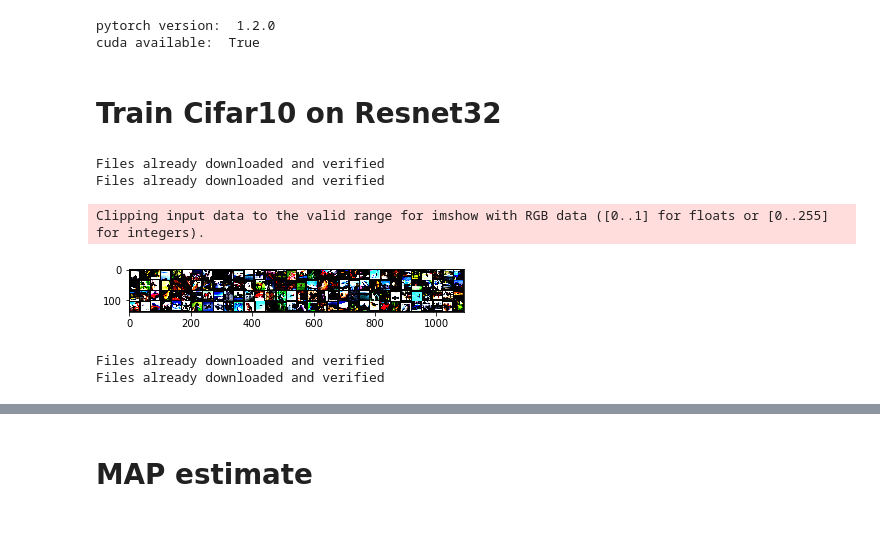
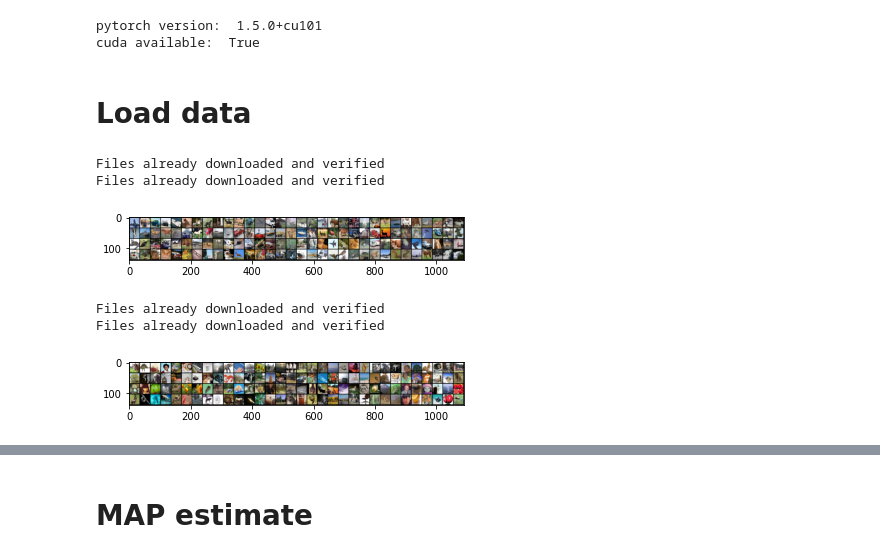
Before and after one commit to ross-Hr/master2020, a Jupyter notebook: 2019-10-Laplace_Bridge/exp/Exp2_LPA_resnet_CIFAR100.ipynb, the cells around one changed output, grey strips where cells are left out. Cells and saved outputs as stored; diff of their text form; code cells hidden in the pictures; blank space fills up the shorter version.

```diff
--- a/2019-10-Laplace_Bridge/exp/Exp2_LPA_resnet_CIFAR100.ipynb
+++ b/2019-10-Laplace_Bridge/exp/Exp2_LPA_resnet_CIFAR100.ipynb
@@ -10,7 +48,7 @@ import numpy as np
 from sklearn.utils import shuffle as skshuffle
 from math import *
 from backpack import backpack, extend
-from backpack.extensions import KFAC
+from backpack.extensions import KFAC, DiagHessian
 from sklearn.metrics import roc_auc_score
 import scipy
 from tqdm import tqdm, trange
@@ -25,11 +63,12 @@ s = 127
 np.random.seed(s)
 torch.manual_seed(s)
 torch.cuda.manual_seed(s)
+torch.backends.cudnn.deterministic = True
 # %% [output]
-pytorch version:  1.2.0
+pytorch version:  1.5.0+cu101
 cuda available:  True
-# %% [markdown]
-# Train Cifar10 on Resnet32
+# %% [markdown]
+# Load data
 # %%
 BATCH_SIZE_TRAIN_CIFAR10 = 128
 BATCH_SIZE_TEST_CIFAR10 = 128
@@ -41,76 +75,44 @@ def get_accuracy(output, targets):
 # %%
-"""
-transform_train = transforms.Compose([
-    transforms.RandomCrop(32, padding=4),
-    transforms.RandomHorizontalFlip(),
-    transforms.ToTensor(),
-    transforms.Normalize((0.4914, 0.4822, 0.4465), (0.2023, 0.1994, 0.2010)),
-])
-
-transform_test = transforms.Compose([
-    transforms.ToTensor(),
-    transforms.Normalize((0.4914, 0.4822, 0.4465), (0.2023, 0.1994, 0.2010)),
-])
-"""
-
 transform_base = [transforms.ToTensor()]
 
 transform_train = transforms.Compose([
     transforms.RandomHorizontalFlip(),
     transforms.RandomCrop(32, padding=4, padding_mode='reflect'),
     ] + transform_base)
 
 transform_test = transforms.Compose(transform_base)
 transform_train = transforms.RandomChoice([transform_train, transform_test])
 
-trainset = torchvision.datasets.CIFAR10(root='~/data/cifar10', train=True,
-                                        download=True, transform=transform_train)
+#~/data/cifar10
+CIFAR10_trainset = torchvision.datasets.CIFAR10(root='/content/gdrive/My Drive/PhD/data', train=True, download=True, transform=transform_train)
+CIFAR10_train_loader = torch.utils.data.DataLoader(CIFAR10_trainset, batch_size=BATCH_SIZE_TRAIN_CIFAR10, shuffle=True, num_workers=2)
 
-train_size = int(0.9 * len(trainset))
-val_size = len(trainset) - train_size
-CIFAR10_train_dataset, CIFAR10_val_dataset = torch.utils.data.random_split(trainset, [train_size, val_size])
+#~/data/cifar10
+CIFAR10_testset = torchvision.datasets.CIFAR10(root='/content/gdrive/My Drive/PhD/data', train=False, download=True, transform=transform_test)
+CIFAR10_test_loader = torch.utils.data.DataLoader(CIFAR10_testset, batch_size=BATCH_SIZE_TEST_CIFAR10, shuffle=False, num_workers=2)
 
-CIFAR10_train_loader = torch.utils.data.DataLoader(CIFAR10_train_dataset, batch_size=BATCH_SIZE_TRAIN_CIFAR10,
-                                          shuffle=False)
-
-CIFAR10_val_loader = torch.utils.data.DataLoader(CIFAR10_val_dataset, batch_size=BATCH_SIZE_TRAIN_CIFAR10,
-                                          shuffle=False)
-
-CIFAR10_test = torchvision.datasets.CIFAR10(root='~/data/cifar10', train=False,
-                                       download=True, transform=transform_test)
-CIFAR10_test_loader = torch.utils.data.DataLoader(CIFAR10_test, batch_size=BATCH_SIZE_TEST_CIFAR10,
-                                         shuffle=False)
-
-CIFAR10_classes = ('plane', 'car', 'bird', 'cat',
-           'deer', 'dog', 'frog', 'horse', 'ship', 'truck')
-
-
-def imshow(img):
-    #img = img / 2 + 0.5     # unnormalize
-    npimg = img.numpy()
-    plt.imshow(np.transpose(npimg, (1, 2, 0)))
-    plt.show()
+classes = ('plane', 'car', 'bird', 'cat', 'deer', 'dog', 'frog', 'horse', 'ship', 'truck')
 
 dataiter = iter(CIFAR10_train_loader)
 images, labels = dataiter.next()
 nrow = int(BATCH_SIZE_TRAIN_CIFAR10/4)
 imshow(torchvision.utils.make_grid(images, nrow=nrow))
 # %% [output]
 Files already downloaded and verified
 Files already downloaded and verified
-Clipping input data to the valid range for imshow with RGB data ([0..1] for floats or [0..255] for integers).
-[figure, old version]
+[figure, new version]
 # %%
 #load in CIFAR100
 BATCH_SIZE_TRAIN_CIFAR100 = 128
 BATCH_SIZE_TEST_CIFAR100 = 128
 
-CIFAR100_train = torchvision.datasets.CIFAR100(root='~/data/cifar100', train=True,
-                                       download=True, transform=transform_test)
+#'~/data/cifar100'
+CIFAR100_train = torchvision.datasets.CIFAR100(root='/content/gdrive/My Drive/PhD/data', train=True,
+                                       download=True, transform=transform_train)
 CIFAR100_train_loader = torch.utils.data.DataLoader(CIFAR100_train, batch_size=BATCH_SIZE_TRAIN_CIFAR100,
                                          shuffle=False)
-
-CIFAR100_test = torchvision.datasets.CIFAR100(root='~/data/cifar100', train=False,
+#'~/data/cifar100'
+CIFAR100_test = torchvision.datasets.CIFAR100(root='/content/gdrive/My Drive/PhD/data', train=False,
                                        download=True, transform=transform_test)
 CIFAR100_test_loader = torch.utils.data.DataLoader(CIFAR100_test, batch_size=BATCH_SIZE_TEST_CIFAR100,
                                          shuffle=False)
@@ -132,9 +134,15 @@ CIFAR100_classes = [
     'tulip', 'turtle', 'wardrobe', 'whale', 'willow_tree', 'wolf', 'woman',
     'worm'
 ]
+
+dataiter = iter(CIFAR100_train_loader)
+images, labels = dataiter.next()
+nrow = int(BATCH_SIZE_TRAIN_CIFAR100/4)
+imshow(torchvision.utils.make_grid(images, nrow=nrow))
 # %% [output]
 Files already downloaded and verified
 Files already downloaded and verified
+[figure, added]
 # %%
 # load SVHN
 BATCH_SIZE_TRAIN_SVHN = 128
```
Also changed, not shown: parts of 114 cells of this notebook, 55 other files.
